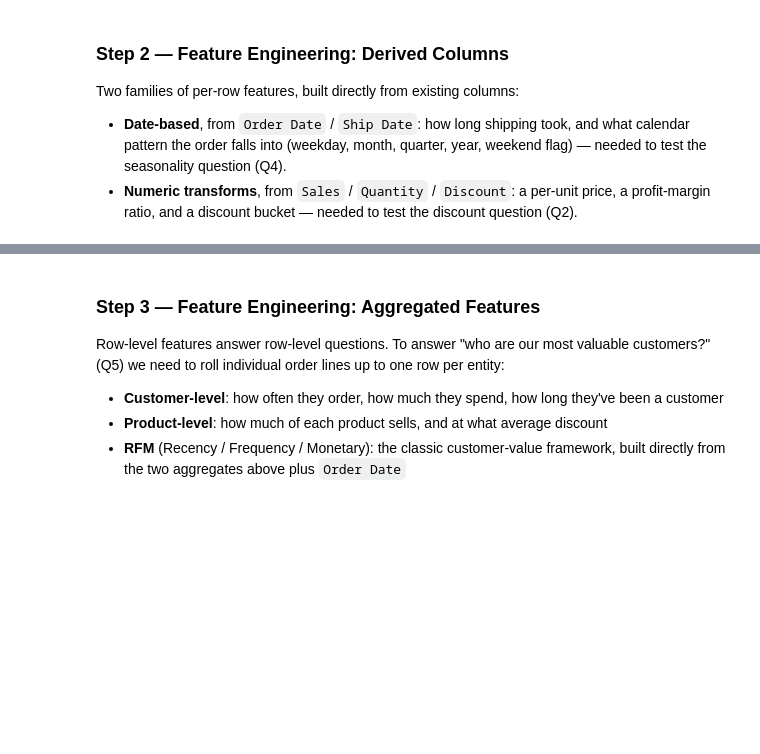
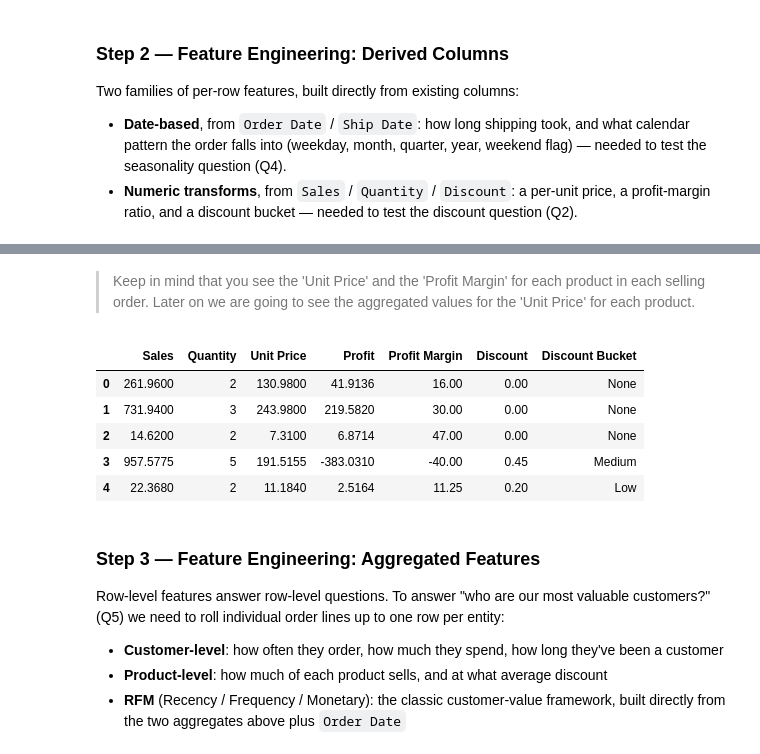
Before and after one commit to wmouhammed2016/data_exploring_cleaning, a Jupyter notebook: feature_engineering_analysis.ipynb, the cells around one changed output, grey strips where cells are left out. Saved outputs shown, nothing was run; the diff lists cells and outputs as text; code cells hidden in the pictures; blank space fills up the shorter version.

```diff
--- a/feature_engineering_analysis.ipynb
+++ b/feature_engineering_analysis.ipynb
@@ -134,3 +136,23 @@ df_clean[["Sales", "Quantity", "Unit Price", "Profit", "Profit Margin", "Discoun
+# %% [markdown]
+> Keep in mind that you see the 'Unit Price' and the 'Profit Margin' for each product in each selling order. Later on we are going to see the aggregated values for the 'Unit Price' for each product.
+# %%
+
+# Discount buckets: 0 = no discount, then Low/Medium/High bands.
+# Bins chosen from the actual observed range (0.0 to 0.8).
+df_clean["Discount Bucket"] = pd.cut(
+    df_clean["Discount"],
+    bins=[-0.01, 0, 0.2, 0.5, 0.8, 1.0],
+    labels=["None", "Low", "Medium", "High", "Very High"],
+)
+
+df_clean[["Sales", "Quantity", "Unit Price", "Profit", "Profit Margin", "Discount", "Discount Bucket"]].head()
+# %% [output]
+|  | Sales | Quantity | Unit Price | Profit | Profit Margin | Discount | Discount Bucket |
+| 0 | 261.9600 | 2 | 130.9800 | 41.9136 | 16.00 | 0.00 | None |
+| 1 | 731.9400 | 3 | 243.9800 | 219.5820 | 30.00 | 0.00 | None |
+| 2 | 14.6200 | 2 | 7.3100 | 6.8714 | 47.00 | 0.00 | None |
+| 3 | 957.5775 | 5 | 191.5155 | -383.0310 | -40.00 | 0.45 | Medium |
+| 4 | 22.3680 | 2 | 11.1840 | 2.5164 | 11.25 | 0.20 | Low |
 # %% [markdown]
 ### Step 3 — Feature Engineering: Aggregated Features
 
```
Also changed, not shown: parts of 15 cells of this notebook, 5 other files.
